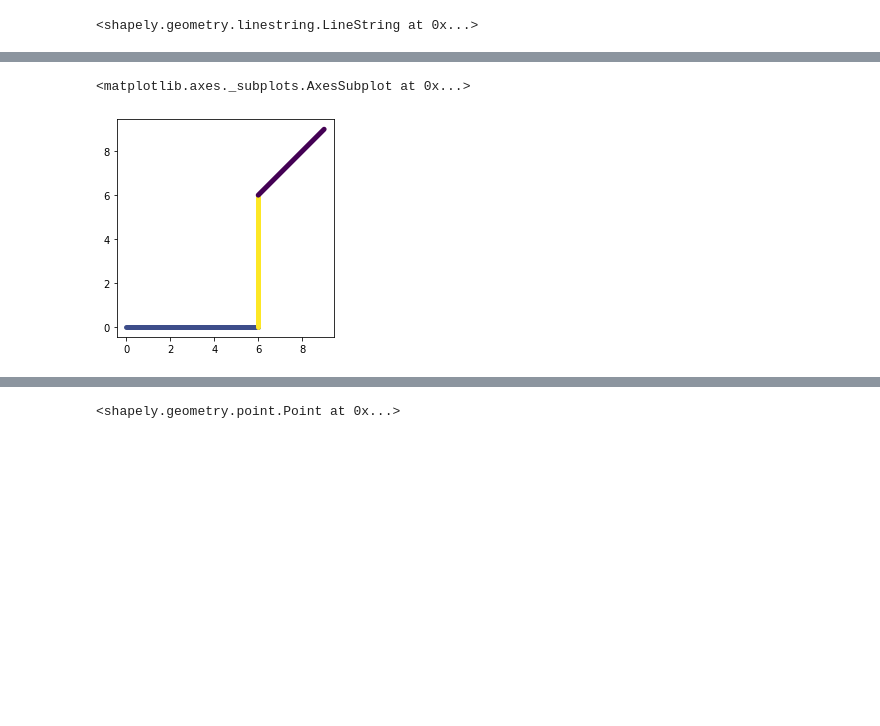
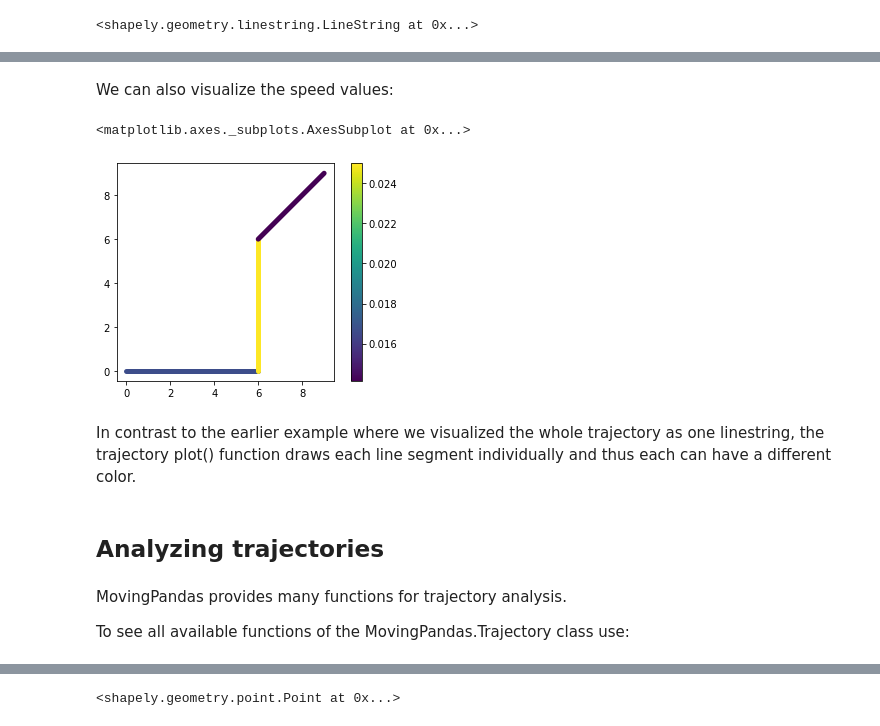
Before and after one commit to movingpandas/movingpandas, a Jupyter notebook: 0_getting_started.ipynb, the cells around one changed output, grey strips where cells are left out. Drawn from its saved outputs; the diff is of its cells as text; code cells hidden in the pictures; blank space fills up the shorter version.

```diff
--- a/0_getting_started.ipynb
+++ b/0_getting_started.ipynb
@@ -75,5 +104,15 @@ toy_traj.df
+# %% [markdown]
+We can also visualize the speed values:
 # %%
-toy_traj.plot(column="speed", linewidth=5, capstyle='round')
+toy_traj.plot(column="speed", linewidth=5, capstyle='round', legend=True)
 # %% [output]
 <matplotlib.axes._subplots.AxesSubplot at 0x...>
-[figure, old version]
+[figure, new version]
+# %% [markdown]
+In contrast to the earlier example where we visualized the whole trajectory as one linestring, the trajectory plot() function draws each line segment individually and thus each can have a different color.
+# %% [markdown]
+## Analyzing trajectories
+# %% [markdown]
+MovingPandas provides many functions for trajectory analysis.
+
+To see all available functions of the MovingPandas.Trajectory class use:
```
Also changed, not shown: parts of 35 cells of this notebook, 2 other files.
